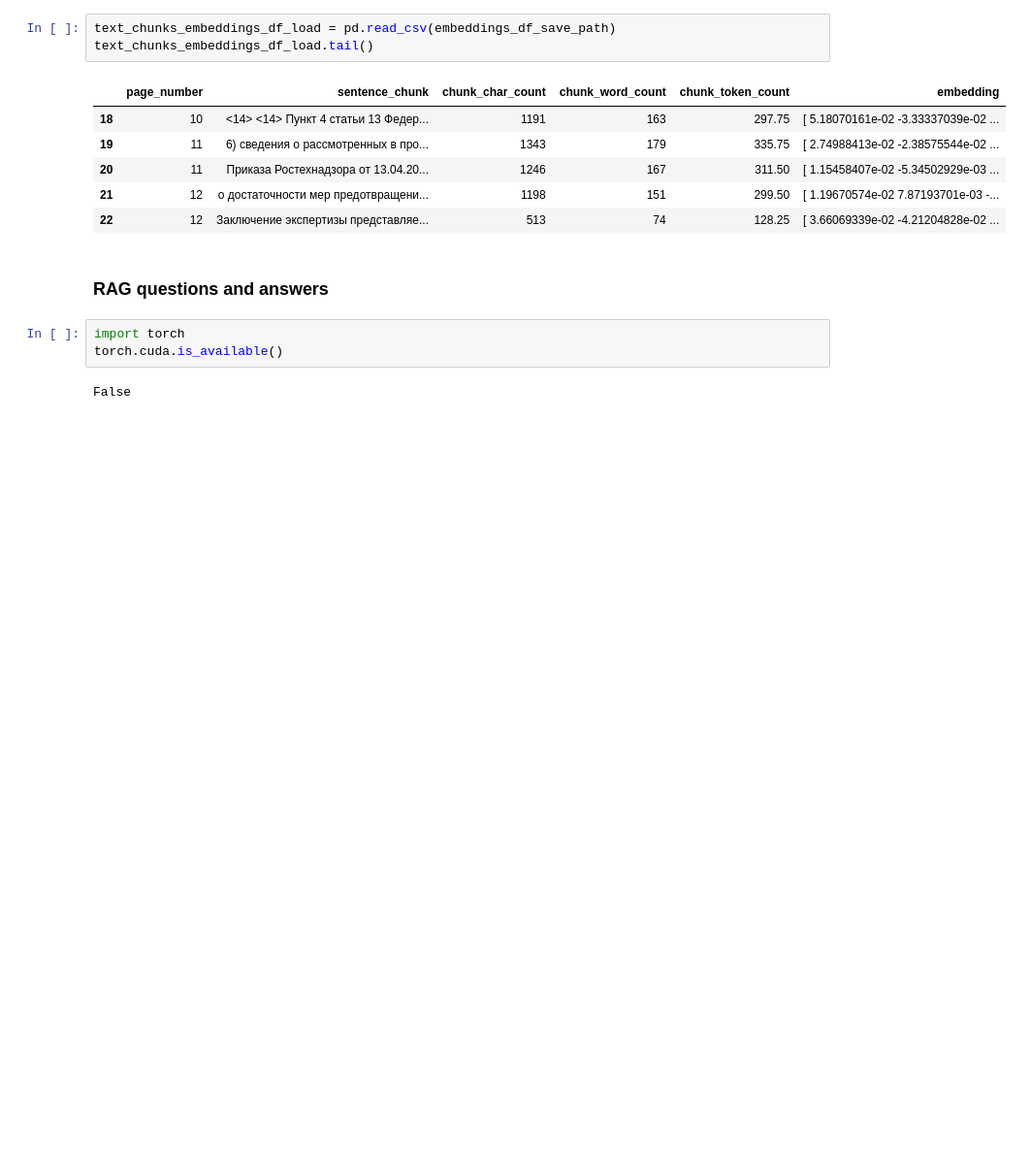
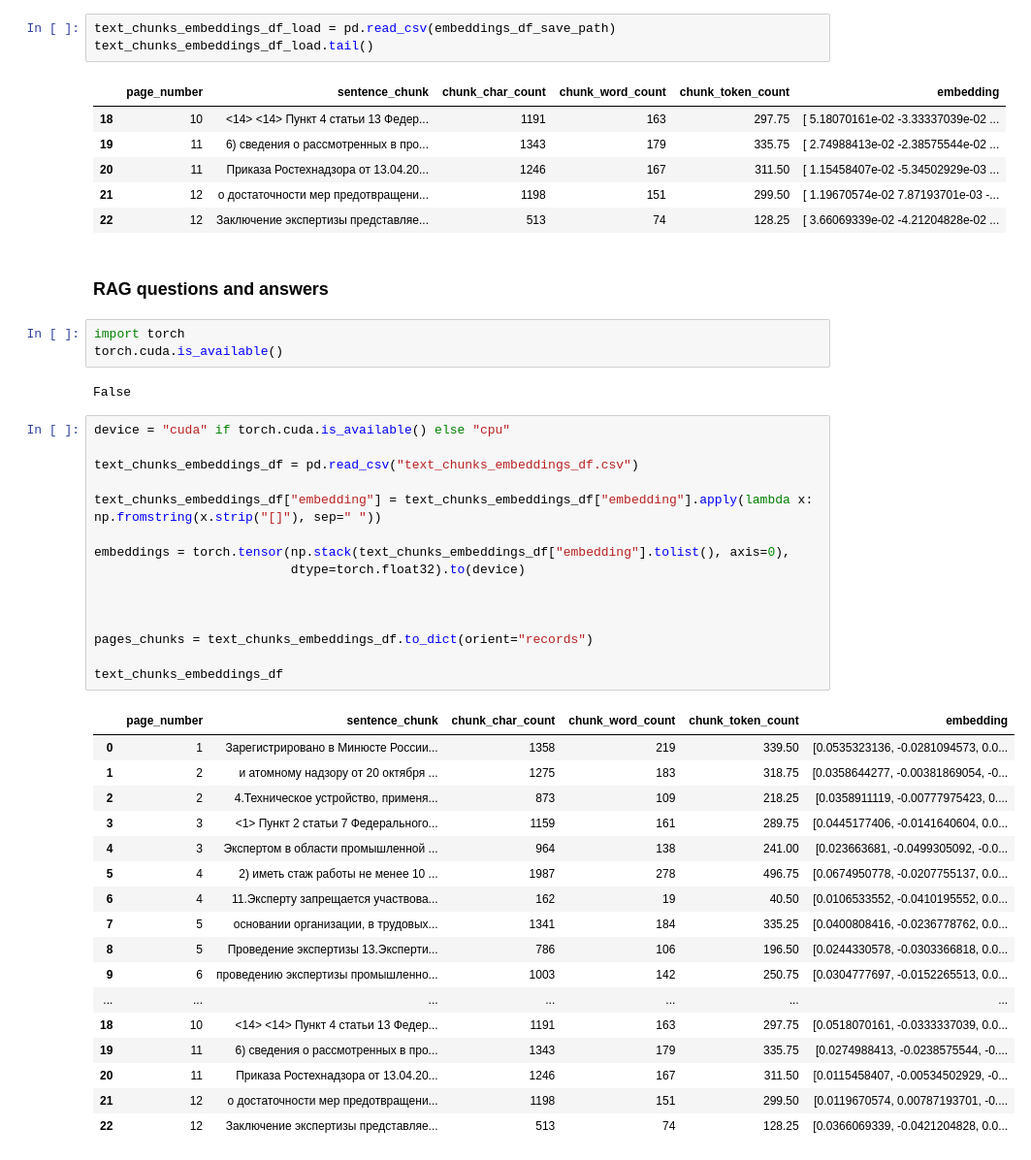
Before and after one commit to MamvotaTake/RAG-with-LLMs, a Jupyter notebook: RAG system.ipynb, the cells around one changed output. Shown at 97% size. Saved outputs shown, nothing was run; the diff lists cells and outputs as text; blank space fills up the shorter version.

```diff
--- a/RAG system.ipynb
+++ b/RAG system.ipynb
@@ -486,3 +485,36 @@ import torch
 torch.cuda.is_available()
 # %% [output]
 False
+# %%
+device = "cuda" if torch.cuda.is_available() else "cpu"
+
+text_chunks_embeddings_df = pd.read_csv("text_chunks_embeddings_df.csv")
+
+text_chunks_embeddings_df["embedding"] = text_chunks_embeddings_df["embedding"].apply(lambda x: np.fromstring(x.strip("[]"), sep=" "))
+
+embeddings = torch.tensor(np.stack(text_chunks_embeddings_df["embedding"].tolist(), axis=0),
+                          dtype=torch.float32).to(device)
+
+
+
+pages_chunks = text_chunks_embeddings_df.to_dict(orient="records")
+
+text_chunks_embeddings_df
+# %% [output]
+|  | page_number | sentence_chunk | chunk_char_count | chunk_word_count | chunk_token_count | embedding |
+| 0 | 1 | Зарегистрировано в Минюсте России... | 1358 | 219 | 339.50 | [0.0535323136, -0.0281094573, 0.0... |
+| 1 | 2 | и атомному надзору от 20 октября ... | 1275 | 183 | 318.75 | [0.0358644277, -0.00381869054, -0... |
+| 2 | 2 | 4.Техническое устройство, применя... | 873 | 109 | 218.25 | [0.0358911119, -0.00777975423, 0.... |
+| 3 | 3 | <1> Пункт 2 статьи 7 Федерального... | 1159 | 161 | 289.75 | [0.0445177406, -0.0141640604, 0.0... |
+| 4 | 3 | Экспертом в области промышленной ... | 964 | 138 | 241.00 | [0.023663681, -0.0499305092, -0.0... |
+| 5 | 4 | 2) иметь стаж работы не менее 10 ... | 1987 | 278 | 496.75 | [0.0674950778, -0.0207755137, 0.0... |
+| 6 | 4 | 11.Эксперту запрещается участвова... | 162 | 19 | 40.50 | [0.0106533552, -0.0410195552, 0.0... |
+| 7 | 5 | основании организации, в трудовых... | 1341 | 184 | 335.25 | [0.0400808416, -0.0236778762, 0.0... |
+| 8 | 5 | Проведение экспертизы 13.Эксперти... | 786 | 106 | 196.50 | [0.0244330578, -0.0303366818, 0.0... |
+| 9 | 6 | проведению экспертизы промышленно... | 1003 | 142 | 250.75 | [0.0304777697, -0.0152265513, 0.0... |
+| ... | ... | ... | ... | ... | ... | ... |
+| 18 | 10 | <14> <14> Пункт 4 статьи 13 Федер... | 1191 | 163 | 297.75 | [0.0518070161, -0.0333337039, 0.0... |
+| 19 | 11 | 6) сведения о рассмотренных в про... | 1343 | 179 | 335.75 | [0.0274988413, -0.0238575544, -0.... |
+| 20 | 11 | Приказа Ростехнадзора от 13.04.20... | 1246 | 167 | 311.50 | [0.0115458407, -0.00534502929, -0... |
+| 21 | 12 | о достаточности мер предотвращени... | 1198 | 151 | 299.50 | [0.0119670574, 0.00787193701, -0.... |
+| 22 | 12 | Заключение экспертизы представляе... | 513 | 74 | 128.25 | [0.0366069339, -0.0421204828, 0.0... |
```
Also changed, not shown: parts of 16 cells of this notebook.
